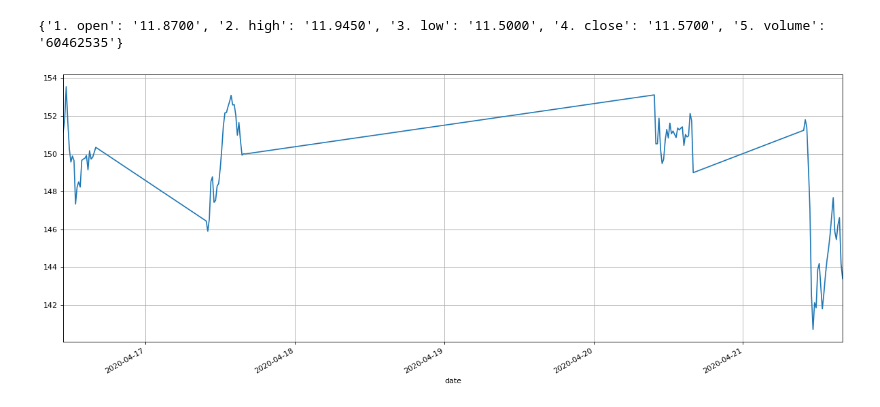
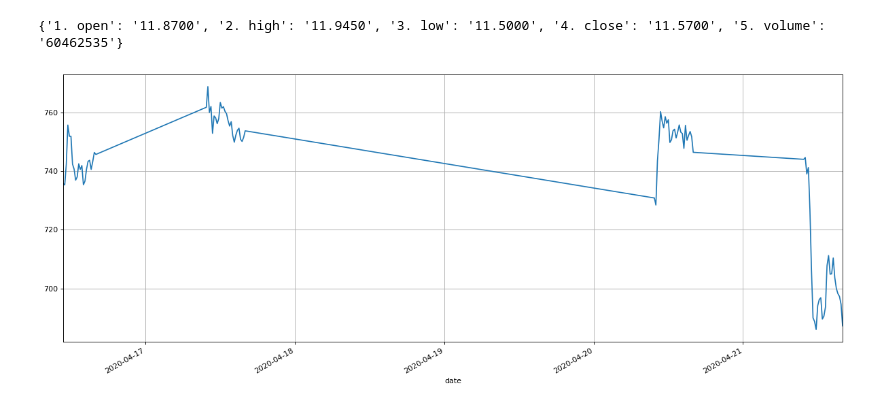
Before and after one commit to dcheung15/DataMiningProject, a Jupyter notebook: Stock info.ipynb, the cells around one changed output. Drawn from its saved outputs; the diff is of its cells as text; code cells hidden in the pictures.

```diff
--- a/Stock info.ipynb
+++ b/Stock info.ipynb
@@ -10,30 +10,30 @@ print(aapl['2020-04-17'])
 # %%
 from alpha_vantage.timeseries import TimeSeries
 from alpha_vantage.techindicators import TechIndicators
 from matplotlib.pyplot import figure
 import matplotlib.pyplot as plt
 
 # Your key here
 key = '2Z7954OEL53VNE1Z'
 # Chose your output format, or default to JSON (python dict)
 ts = TimeSeries(key, output_format='pandas')
 ti = TechIndicators(key)
 
 # Get the data, returns a tuple
 # aapl_data is a pandas dataframe, aapl_meta_data is a dict
-aapl_data, aapl_meta_data = ts.get_intraday(symbol='ZM')
+aapl_data, aapl_meta_data = ts.get_intraday(symbol='TSLA')
 # aapl_sma is a dict, aapl_meta_sma also a dict
-aapl_sma, aapl_meta_sma = ti.get_sma(symbol='ZM')
-
+aapl_sma, aapl_meta_sma = ti.get_sma(symbol='TSLA')
+#american airlines
 
 # Visualization
 figure(num=None, figsize=(15, 6), dpi=80, facecolor='w', edgecolor='k')
 aapl_data['4. close'].plot()
 plt.tight_layout()
 plt.grid()
 plt.show()
 # %% [output]
-[figure, old version]
+[figure, new version]
 # %%
 help(ts)
 # %% [output]
```
Also changed, not shown: parts of 3 cells of this notebook, 1 other file.
